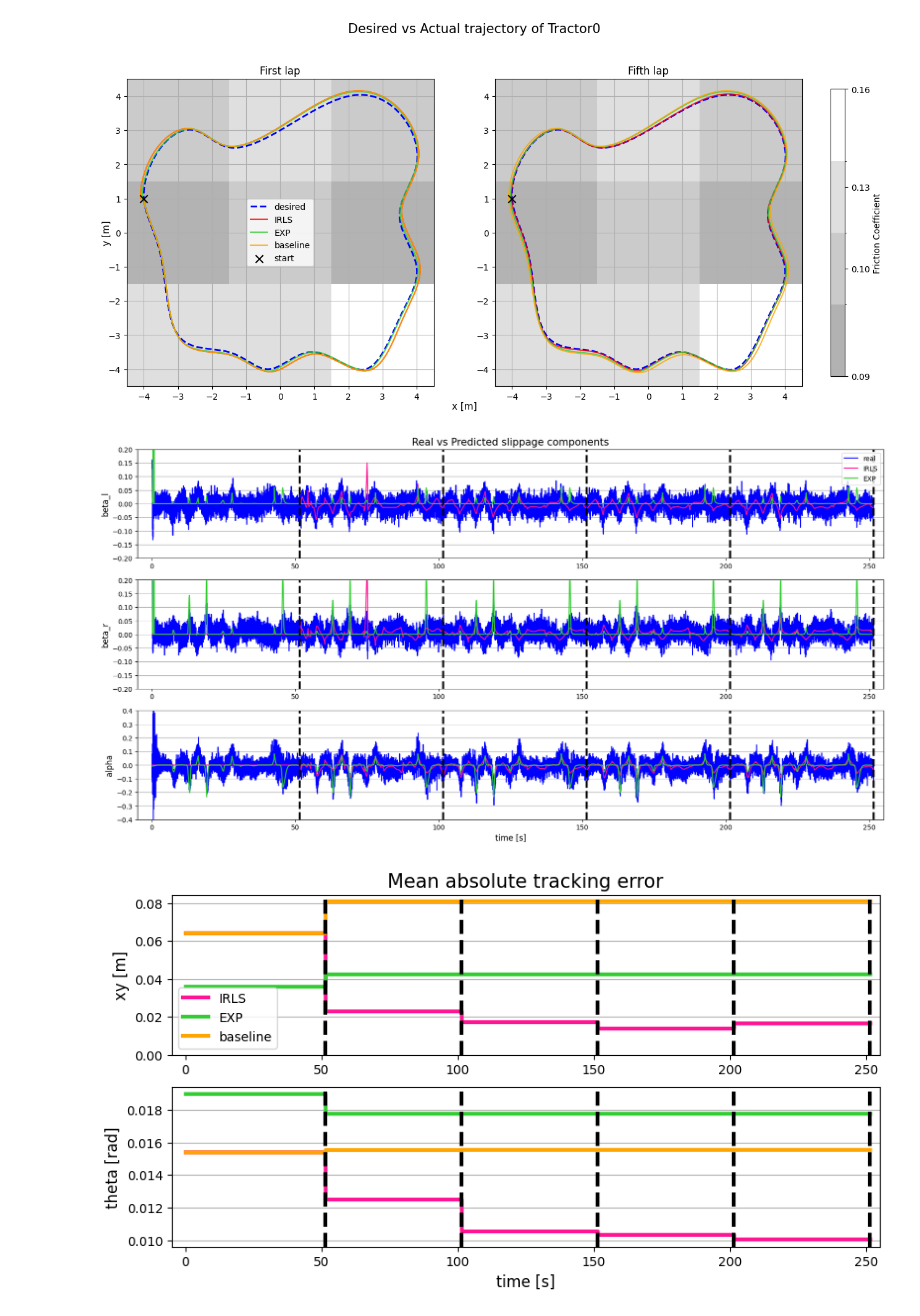
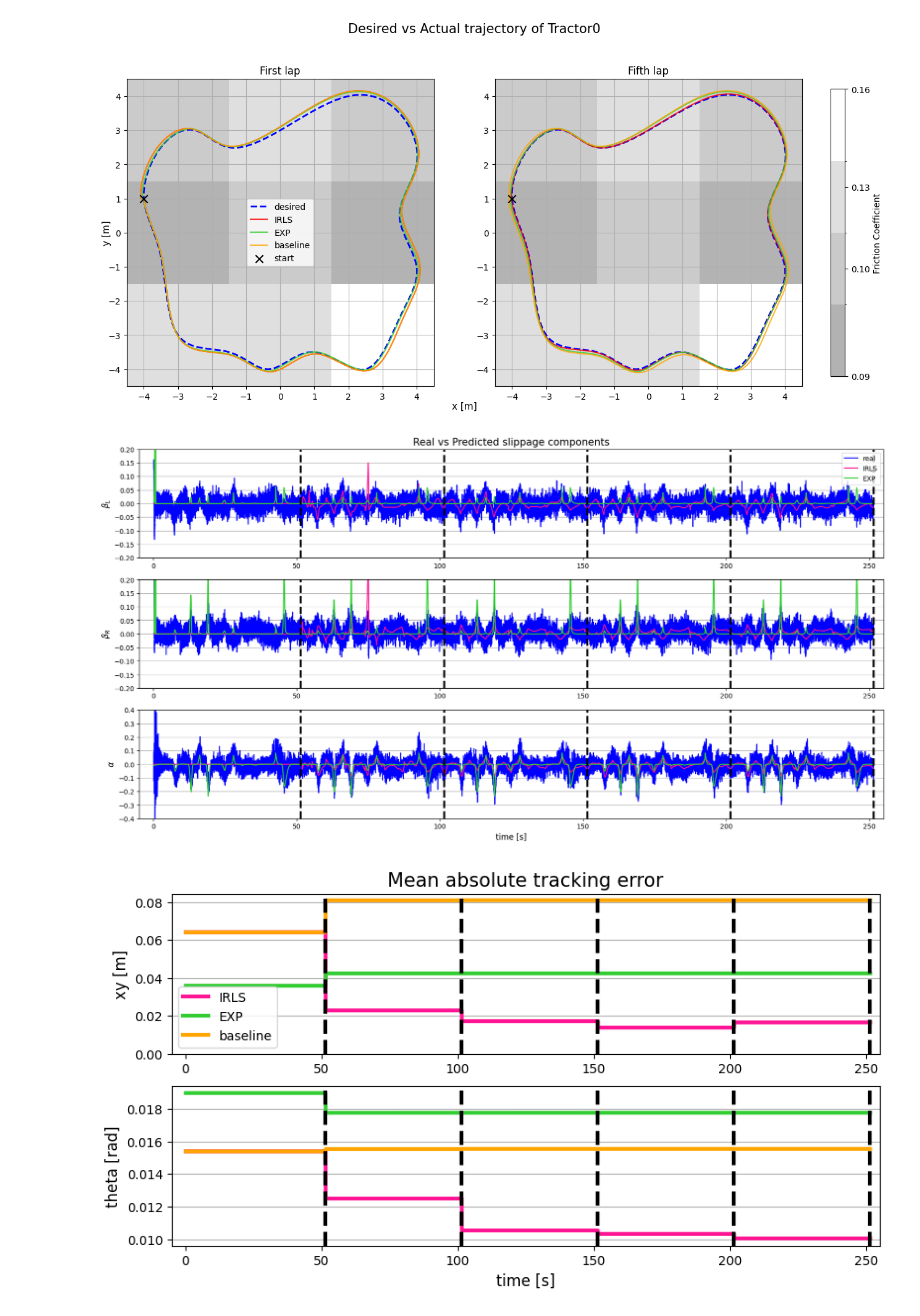
Before and after one commit to jprogrammer13/drp_course_2023, a Jupyter notebook: notebooks/results_plot.ipynb, the cells around one changed output. Saved outputs shown, nothing was run; the diff lists cells and outputs as text; code cells hidden in the pictures.

```diff
--- a/notebooks/results_plot.ipynb
+++ b/notebooks/results_plot.ipynb
@@ -160,7 +160,7 @@ for t in time[lap_idx[1:]]:
     plt.axvline(t, linestyle='dashed', linewidth=3, color="black")
 plt.ylim(-0.2, 0.2)
 plt.xlim(-5, 255)
-plt.ylabel("beta_l", fontsize=12)
+plt.ylabel("$\\beta_L$", fontsize=12)
 plt.legend(loc='upper right')
 plt.grid(True, axis="y")
 
@@ -168,36 +168,36 @@ plt.subplot(3, 1, 2)
 plt.plot(time[lap_idx[0]:lap_idx[-1]],
          beta_r_wls[lap_idx[0]:lap_idx[-1]], "-b", label="real")
 plt.plot(time[lap_idx[0]:lap_idx[-1]], beta_r_pred_wls[lap_idx[0]:lap_idx[-1]],
          color="deeppink", label="control")
 plt.plot(time[lap_idx[0]:lap_idx[-1]], beta_r_pred_exp[lap_idx[0]:lap_idx[-1]],
          color="limegreen", label="control")
 for t in time[lap_idx[1:]]:
     plt.axvline(t,  linestyle='dashed', linewidth=3, color="black")
 plt.ylim(-0.2, 0.2)
 plt.xlim(-5, 255)
-plt.ylabel("beta_r", fontsize=12)
+plt.ylabel("$\\beta_R$", fontsize=12)
 plt.grid(True, axis="y")
 
 plt.subplot(3, 1, 3)
 plt.plot(time[lap_idx[0]:lap_idx[-1]],
          alpha_wls[lap_idx[0]:lap_idx[-1]], "-b", label="real")
 plt.plot(time[lap_idx[0]:lap_idx[-1]], alpha_pred_wls[lap_idx[0]:lap_idx[-1]],
          color="deeppink", label="control")
 plt.plot(time[lap_idx[0]:lap_idx[-1]], alpha_pred_exp[lap_idx[0]:lap_idx[-1]],
          color="limegreen", label="control")
 for t in time[lap_idx[1:]]:
     plt.axvline(t,  linestyle='dashed', linewidth=3, color="black")
 plt.ylim(-0.4, 0.4)
 plt.xlim(-5, 255)
-plt.ylabel("alpha", fontsize=12)
+plt.ylabel("$\\alpha$", fontsize=12)
 plt.xlabel("time [s]", fontsize=12)
 plt.grid(True, axis="y")
 
 plt.savefig(osp.join(data_path, "real_vs_pred.pdf"),
             dpi=500, bbox_inches='tight')
 plt.show()
 # %% [output]
-[figure, old version]
+[figure, new version]
 # %%
 ex_wls = np.array(joblib.load(osp.join(data_path, 'WLS_ex.bin')))
 ex_exp = np.array(joblib.load(osp.join(data_path, 'EXP_ex.bin')))
```
Also changed, not shown: parts of 4 cells of this notebook, 6 other files.
